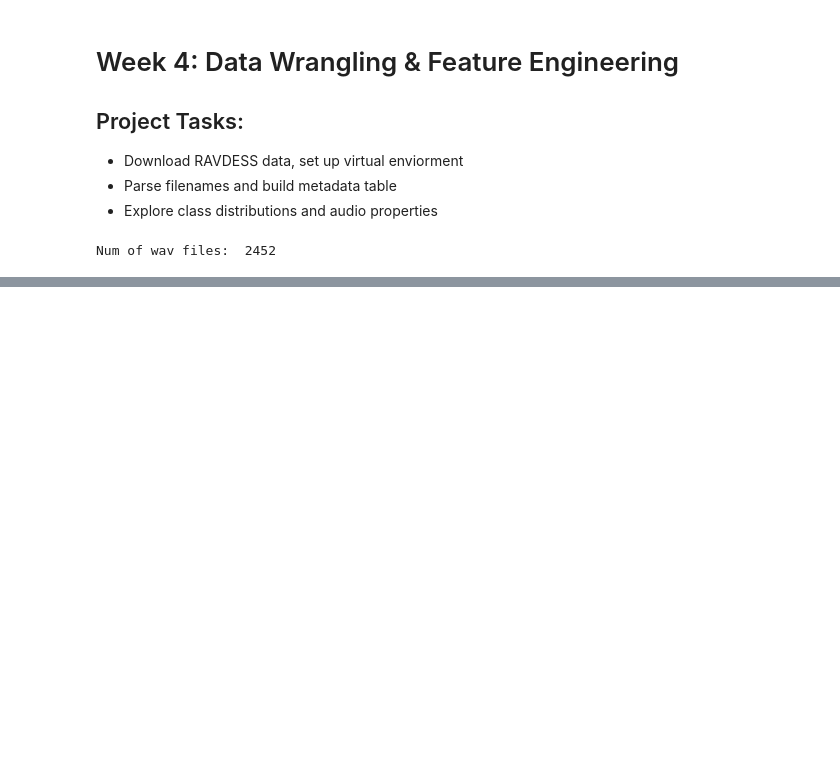
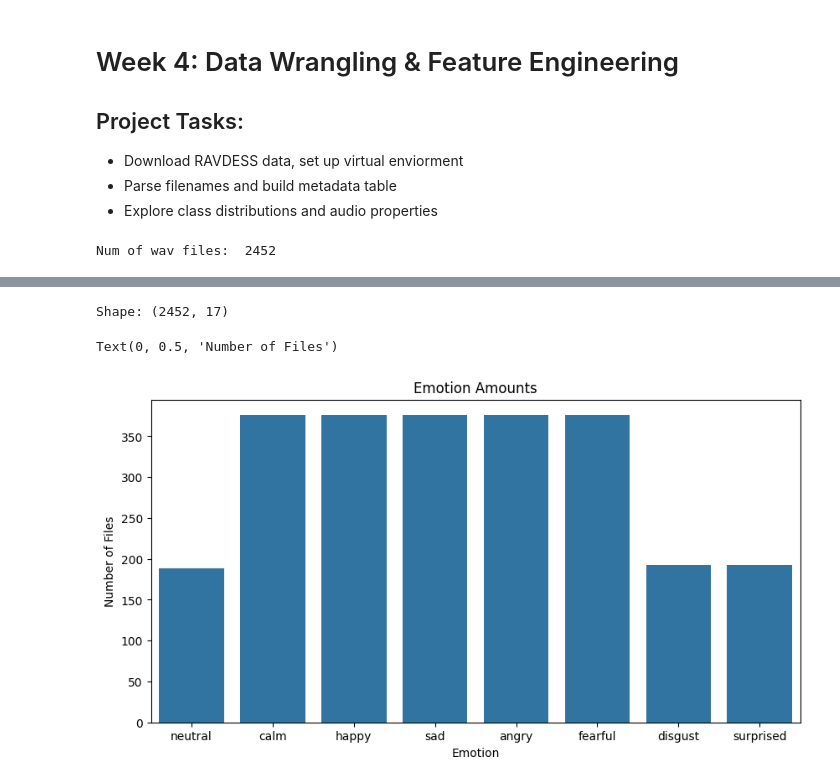
Before and after one commit to daley-tyler/Project_CSE432-532, a Jupyter notebook: SER_Project/notebooks/Data_Wrangling_Feature_4.ipynb, the cells around one changed output, grey strips where cells are left out. Cells and saved outputs as stored; diff of their text form; code cells hidden in the pictures; blank space fills up the shorter version.

Commit message:
Made some plot for looking at distributions. Fixed a spelling mistake I made.

```diff
--- a/SER_Project/notebooks/Data_Wrangling_Feature_4.ipynb
+++ b/SER_Project/notebooks/Data_Wrangling_Feature_4.ipynb
@@ -14,7 +14,7 @@ import seaborn as sns
 
 modality_label = {"01": "full-AV", "02": "video-only", "03": "audio-only"}
 vocal_channel_label = {"01": "speech", "02": "song"}
-emotion_label = {"01": "neutral", "02": "calm", "03": "happy", "04": "sad", "05": "angry", "06": "fearful", "07": "disgust", "08": "suprised"}
+emotion_label = {"01": "neutral", "02": "calm", "03": "happy", "04": "sad", "05": "angry", "06": "fearful", "07": "disgust", "08": "surprised"}
 intensity_label = {"01": "normal", "02": "strong"}
 statement_label = {"01": "Kids are talking by the door","02": "Dogs are sitting by the door"}
 repetition_label = {"01": "1st", "02": "2nd"}
@@ -85,3 +85,19 @@ Files:  2452
 | 2 | ../data/Actor_01/03-01-01-01-02-0... | 03-01-01-01-02-01-01.wav | 03 | 01 | 01 | 01 | 02 | ... |
 | 3 | ../data/Actor_01/03-01-01-01-02-0... | 03-01-01-01-02-02-01.wav | 03 | 01 | 01 | 01 | 02 | ... |
 | 4 | ../data/Actor_01/03-01-02-01-01-0... | 03-01-02-01-01-01-01.wav | 03 | 01 | 02 | 01 | 01 | ... |
+# %%
+# Exploring the distributions and audio properites
+# Looks at the different number of files for each emotion
+print("Shape:", metadata_df.shape)
+
+emotion_ord = ["neutral", "calm", "happy", "sad", "angry", "fearful", "disgust", "surprised"]
+
+plt.figure(figsize=(10,5))
+sns.countplot(data = metadata_df, x="emotion", order=emotion_ord)
+plt.title("Emotion Amounts")
+plt.xlabel("Emotion")
+plt.ylabel("Number of Files")
+# %% [output]
+Shape: (2452, 17)
+Text(0, 0.5, 'Number of Files')
+[figure, added]
```
Also changed, not shown: parts of 1 cell of this notebook.
